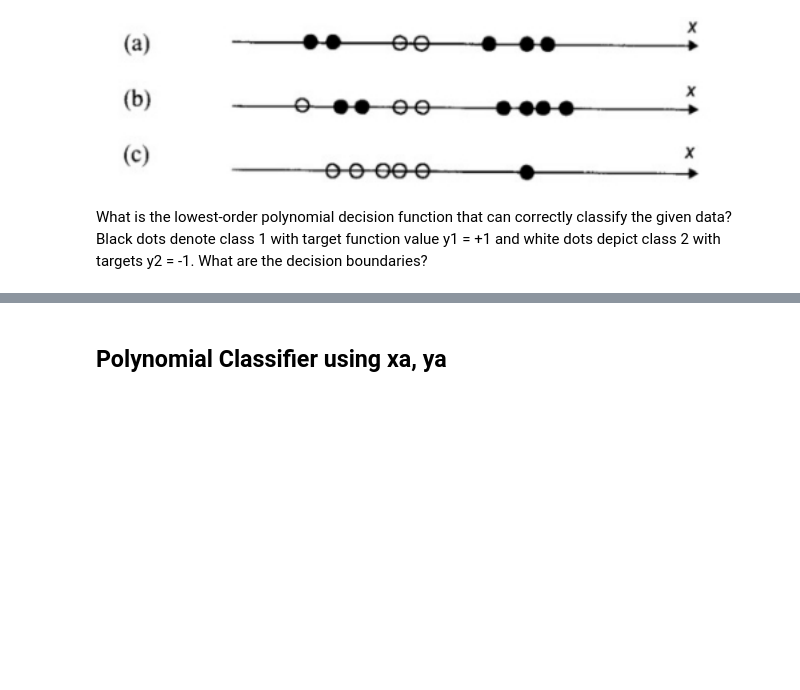
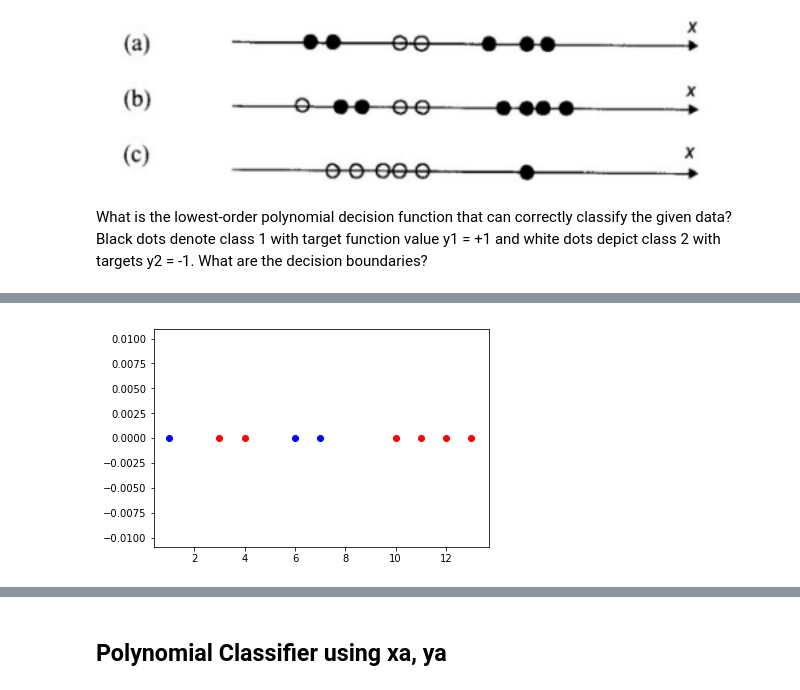
Before and after one commit to rameshjes/neural-network, a Jupyter notebook: assignment07/ramesh/workbench_07.ipynb, the cells around one changed output, grey strips where cells are left out. Cells and saved outputs as stored; diff of their text form; code cells hidden in the pictures; blank space fills up the shorter version.

```diff
--- a/assignment07/ramesh/workbench_07.ipynb
+++ b/assignment07/ramesh/workbench_07.ipynb
@@ -83,16 +97,7 @@ What is the lowest-order polynomial decision function that can correctly classif
 # %%
-#a
-xa = np.array([[1,0],[2,0],[5,0],[6,0],[9,0],[11,0],[12,0]])
-ya = np.array([1,1,-1,-1,1,1,1])
-
 #b
 xb = np.array([[1,0],[3,0],[4,0],[6,0],[7,0],[10,0],[11,0],[12,0],[13,0]])
 yb = np.array([-1,1,1,-1,-1,1,1,1,1])
-
-#c
-xc = np.array([[1,0],[2,0],[3,0],[4,0],[5,0],[10,0]])
-yc = np.array([-1,-1,-1,-1,-1,1])
-
-
-#classifier
-classifer = Classifier()
+plot(xb,yb)
+# %% [output]
+[figure, added]
```
Also changed, not shown: parts of 5 cells of this notebook.
